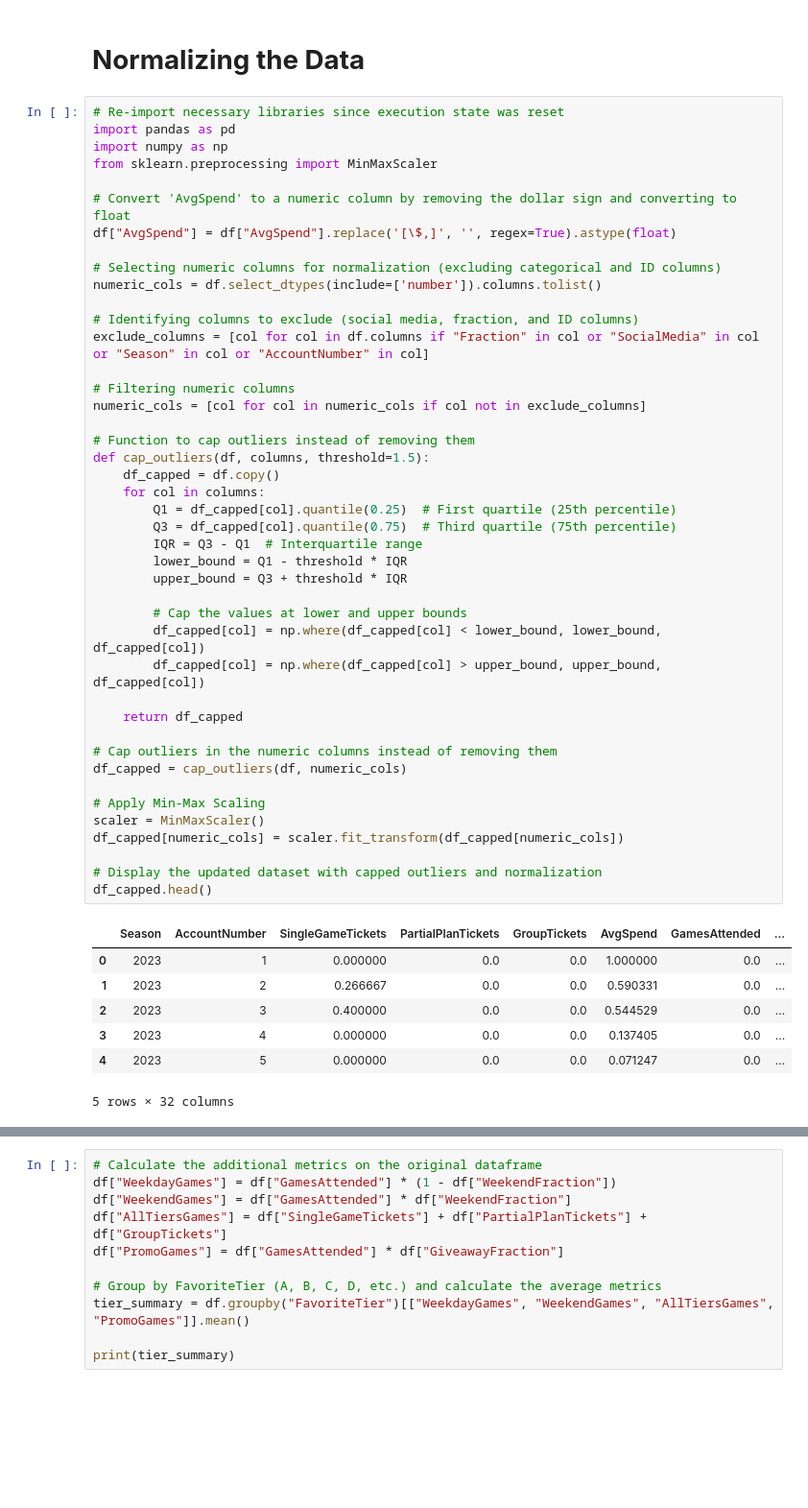
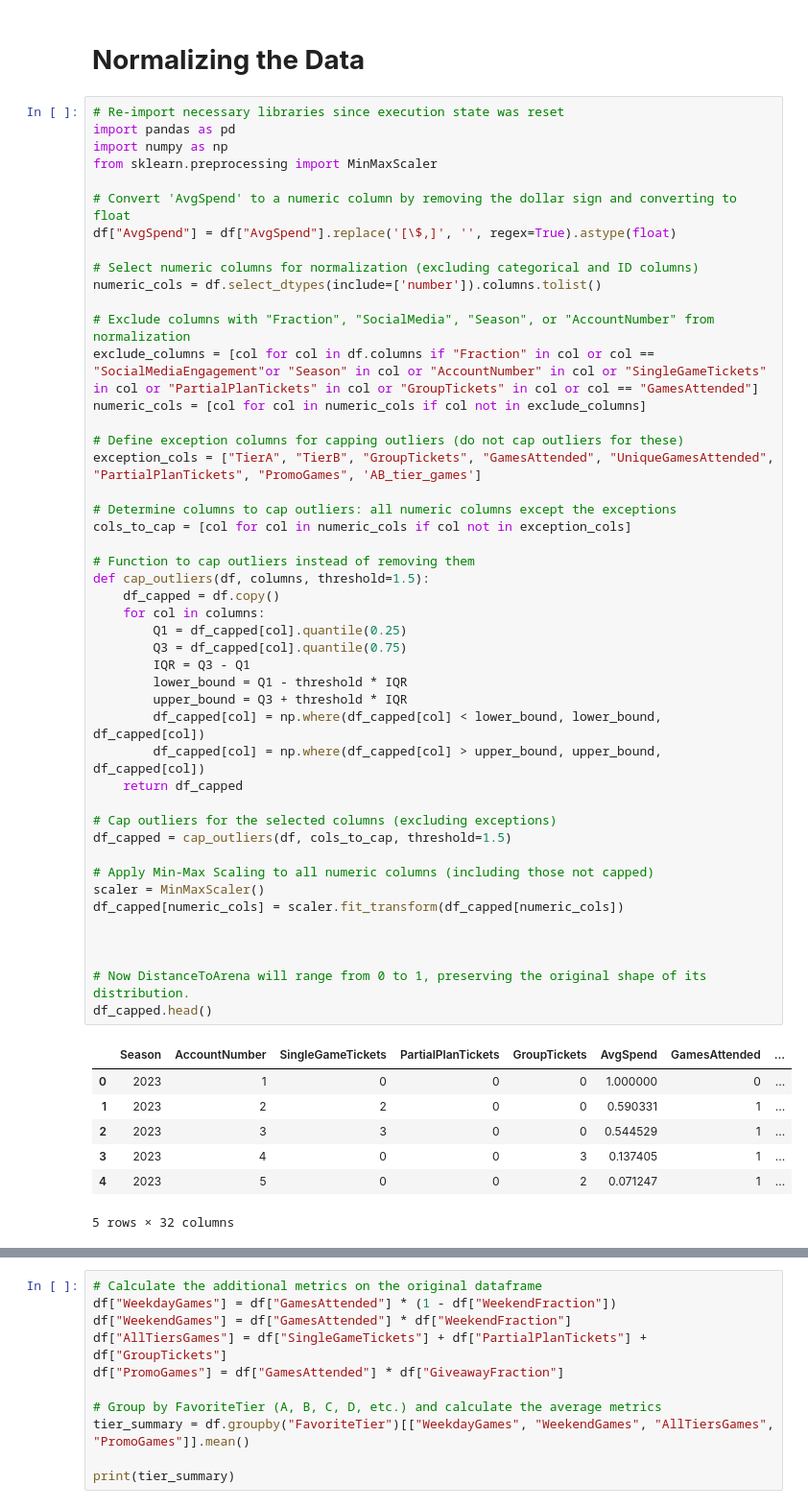
Before and after one commit to gowdu0/BUCKSHACKATHON, a Jupyter notebook: cleanData/cleanData.ipynb, the cells around one changed output, grey strips where cells are left out. Shown at 96% size. Saved outputs shown, nothing was run; the diff lists cells and outputs as text; blank space fills up the shorter version.

```diff
--- a/cleanData/cleanData.ipynb
+++ b/cleanData/cleanData.ipynb
@@ -269,53 +269,56 @@ dtype: int64
 # %%
 # Re-import necessary libraries since execution state was reset
 import pandas as pd
 import numpy as np
 from sklearn.preprocessing import MinMaxScaler
 
 # Convert 'AvgSpend' to a numeric column by removing the dollar sign and converting to float
 df["AvgSpend"] = df["AvgSpend"].replace('[\$,]', '', regex=True).astype(float)
 
-# Selecting numeric columns for normalization (excluding categorical and ID columns)
+# Select numeric columns for normalization (excluding categorical and ID columns)
 numeric_cols = df.select_dtypes(include=['number']).columns.tolist()
 
-# Identifying columns to exclude (social media, fraction, and ID columns)
-exclude_columns = [col for col in df.columns if "Fraction" in col or "SocialMedia" in col or "Season" in col or "AccountNumber" in col]
+# Exclude columns with "Fraction", "SocialMedia", "Season", or "AccountNumber" from normalization
+exclude_columns = [col for col in df.columns if "Fraction" in col or col == "SocialMediaEngagement"or "Season" in col or "AccountNumber" in col or "SingleGameTickets" in col or "PartialPlanTickets" in col or "GroupTickets" in col or col == "GamesAttended"]
+numeric_cols = [col for col in numeric_cols if col not in exclude_columns]
 
-# Filtering numeric columns
-numeric_cols = [col for col in numeric_cols if col not in exclude_columns]
+# Define exception columns for capping outliers (do not cap outliers for these)
+exception_cols = ["TierA", "TierB", "GroupTickets", "GamesAttended", "UniqueGamesAttended", "PartialPlanTickets", "PromoGames", 'AB_tier_games']
+
+# Determine columns to cap outliers: all numeric columns except the exceptions
+cols_to_cap = [col for col in numeric_cols if col not in exception_cols]
 
 # Function to cap outliers instead of removing them
 def cap_outliers(df, columns, threshold=1.5):
     df_capped = df.copy()
     for col in columns:
-        Q1 = df_capped[col].quantile(0.25)  # First quartile (25th percentile)
-        Q3 = df_capped[col].quantile(0.75)  # Third quartile (75th percentile)
-        IQR = Q3 - Q1  # Interquartile range
+        Q1 = df_capped[col].quantile(0.25)
+        Q3 = df_capped[col].quantile(0.75)
+        IQR = Q3 - Q1
         lower_bound = Q1 - threshold * IQR
         upper_bound = Q3 + threshold * IQR
-
-        # Cap the values at lower and upper bounds
         df_capped[col] = np.where(df_capped[col] < lower_bound, lower_bound, df_capped[col])
         df_capped[col] = np.where(df_capped[col] > upper_bound, upper_bound, df_capped[col])
-
     return df_capped
 
-# Cap outliers in the numeric columns instead of removing them
-df_capped = cap_outliers(df, numeric_cols)
+# Cap outliers for the selected columns (excluding exceptions)
+df_capped = cap_outliers(df, cols_to_cap, threshold=1.5)
 
-# Apply Min-Max Scaling
+# Apply Min-Max Scaling to all numeric columns (including those not capped)
 scaler = MinMaxScaler()
 df_capped[numeric_cols] = scaler.fit_transform(df_capped[numeric_cols])
 
-# Display the updated dataset with capped outliers and normalization
+
+
+# Now DistanceToArena will range from 0 to 1, preserving the original shape of its distribution.
 df_capped.head()
 # %% [output]
 |  | Season | AccountNumber | SingleGameTickets | PartialPlanTickets | GroupTickets | AvgSpend | GamesAttended | ... |
-| 0 | 2023 | 1 | 0.000000 | 0.0 | 0.0 | 1.000000 | 0.0 | ... |
-| 1 | 2023 | 2 | 0.266667 | 0.0 | 0.0 | 0.590331 | 0.0 | ... |
-| 2 | 2023 | 3 | 0.400000 | 0.0 | 0.0 | 0.544529 | 0.0 | ... |
-| 3 | 2023 | 4 | 0.000000 | 0.0 | 0.0 | 0.137405 | 0.0 | ... |
-| 4 | 2023 | 5 | 0.000000 | 0.0 | 0.0 | 0.071247 | 0.0 | ... |
+| 0 | 2023 | 1 | 0 | 0 | 0 | 1.000000 | 0 | ... |
+| 1 | 2023 | 2 | 2 | 0 | 0 | 0.590331 | 1 | ... |
+| 2 | 2023 | 3 | 3 | 0 | 0 | 0.544529 | 1 | ... |
+| 3 | 2023 | 4 | 0 | 0 | 3 | 0.137405 | 1 | ... |
+| 4 | 2023 | 5 | 0 | 0 | 2 | 0.071247 | 1 | ... |
 5 rows × 32 columns
 # %%
 import matplotlib.pyplot as plt
```
Also changed, not shown: parts of 9 cells of this notebook, 1 other file.
